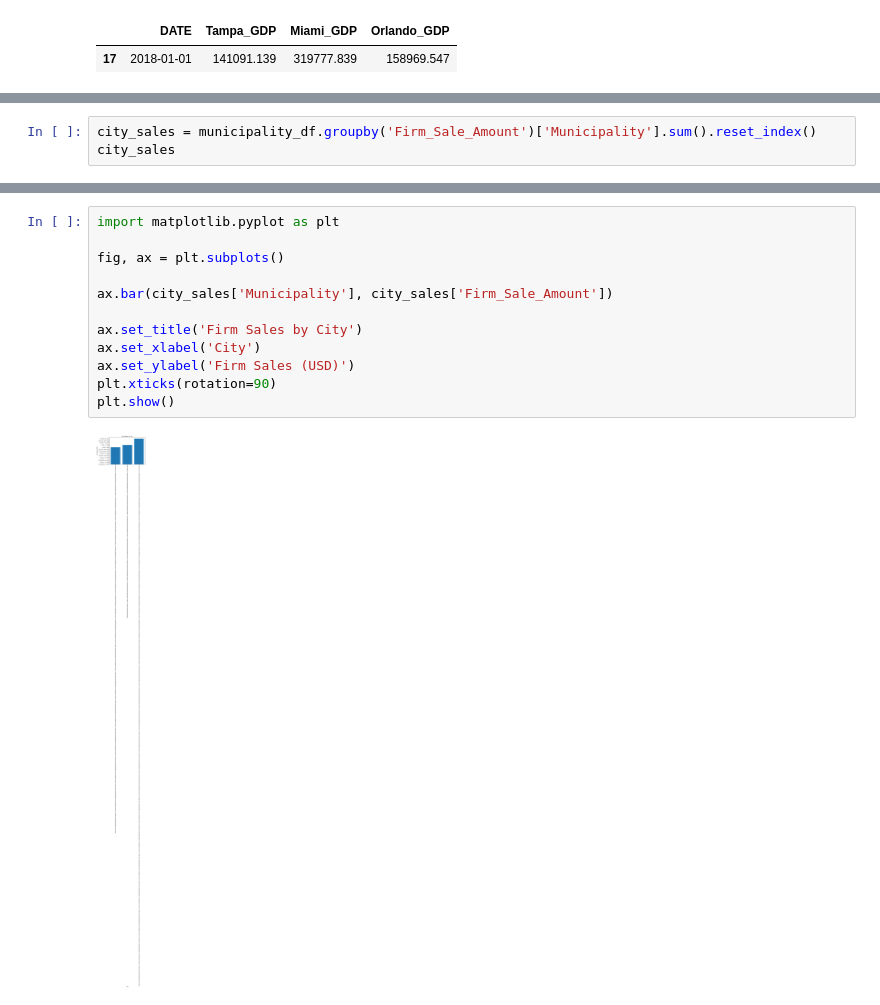
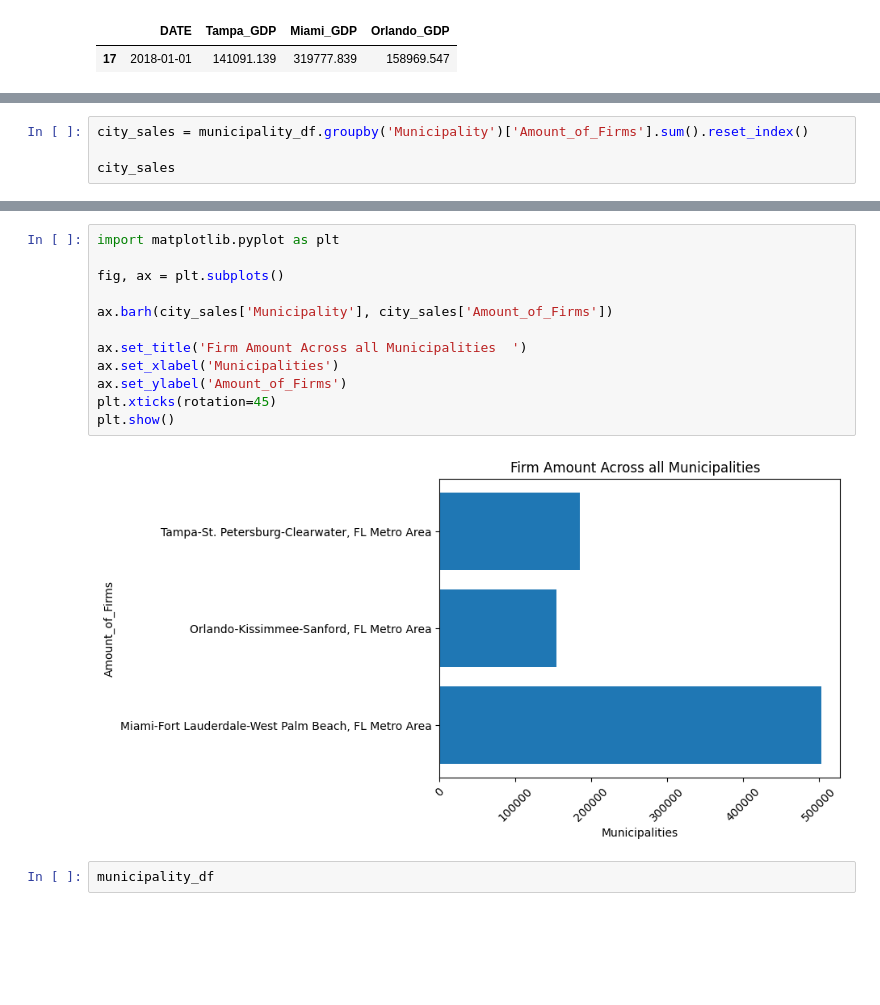
Before and after one commit to nick-fenech7204/Florida-Firms-Report, a Jupyter notebook: assessment_8/nf_visuals.ipynb, the cells around one changed output, grey strips where cells are left out. Saved outputs shown, nothing was run; the diff lists cells and outputs as text; blank space fills up the shorter version.

Commit message:
pushing nf visuals for reference

```diff
--- a/assessment_8/nf_visuals.ipynb
+++ b/assessment_8/nf_visuals.ipynb
@@ -67,4 +102,5 @@ plt.show()
 # %%
-city_sales = municipality_df.groupby('Firm_Sale_Amount')['Municipality'].sum().reset_index()
+city_sales = municipality_df.groupby('Municipality')['Amount_of_Firms'].sum().reset_index()
+
 city_sales
 # %% [output]
@@ -85,14 +111,16 @@ city_sales
 # %%
 import matplotlib.pyplot as plt
 
 fig, ax = plt.subplots()
 
-ax.bar(city_sales['Municipality'], city_sales['Firm_Sale_Amount'])
+ax.barh(city_sales['Municipality'], city_sales['Amount_of_Firms'])
 
-ax.set_title('Firm Sales by City')
-ax.set_xlabel('City')
-ax.set_ylabel('Firm Sales (USD)')
-plt.xticks(rotation=90)
+ax.set_title('Firm Amount Across all Municipalities  ')
+ax.set_xlabel('Municipalities')
+ax.set_ylabel('Amount_of_Firms')
+plt.xticks(rotation=45)
 plt.show()
 # %% [output]
-[figure, old version]
+[figure, new version]
+# %%
+municipality_df
```
Also changed, not shown: parts of 5 cells of this notebook.
